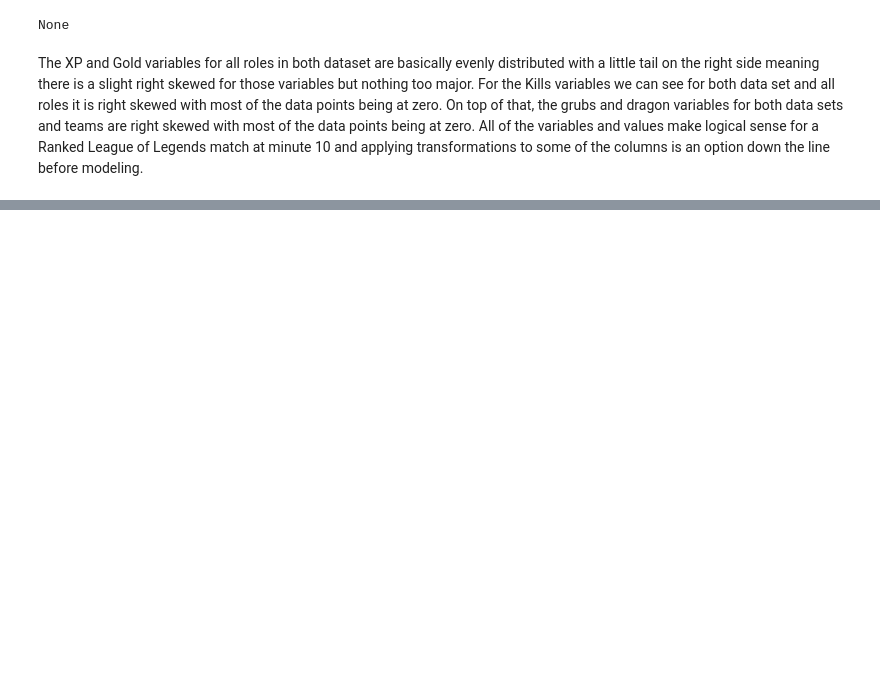
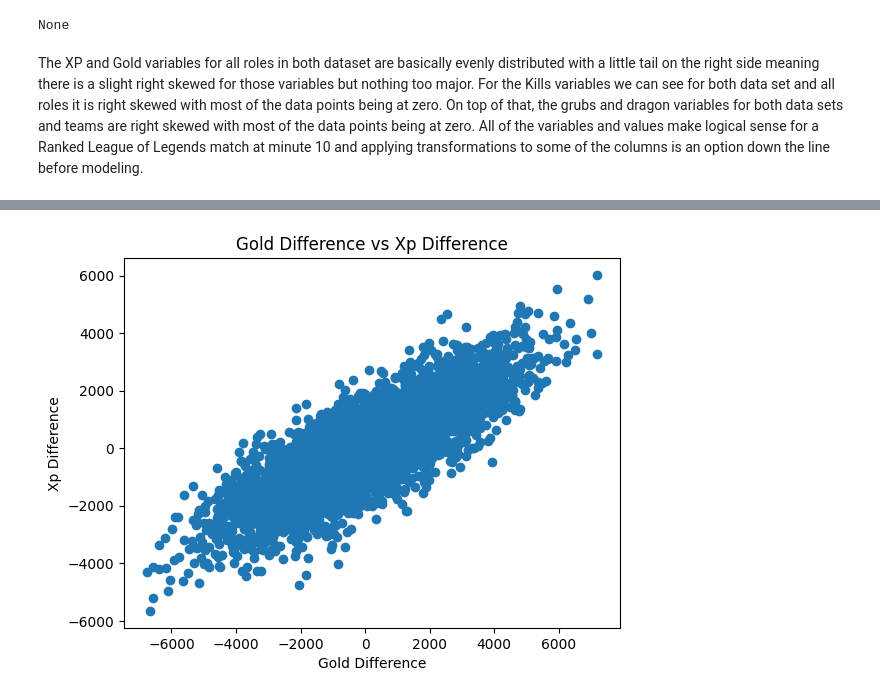
Before and after one commit to ryaltic/Modeling-Ranked-Match-Outcomes-Using-Early-Game-Performance-Data-in-League-of-Legends, a Jupyter notebook: Modeling_Ranked_Matches_Outcomes_LOL.ipynb, the cells around one changed output, grey strips where cells are left out. Drawn from its saved outputs; the diff is of its cells as text; code cells hidden in the pictures; blank space fills up the shorter version.

```diff
--- a/Modeling_Ranked_Matches_Outcomes_LOL.ipynb
+++ b/Modeling_Ranked_Matches_Outcomes_LOL.ipynb
@@ -220,0 +434,9 @@ EDA Visuals and Feature Enginneering
+# %%
+# Graph of Gold Difference vs XP Difference on test df
+plt.scatter(Team_df_test['Gold_Difference'], Team_df_test['Xp_Difference'])
+plt.xlabel('Gold Difference')
+plt.ylabel('Xp Difference')
+plt.title('Gold Difference vs Xp Difference')
+plt.show()
+# %% [output]
+[figure, added]
```
Also changed, not shown: parts of 33 cells of this notebook.
